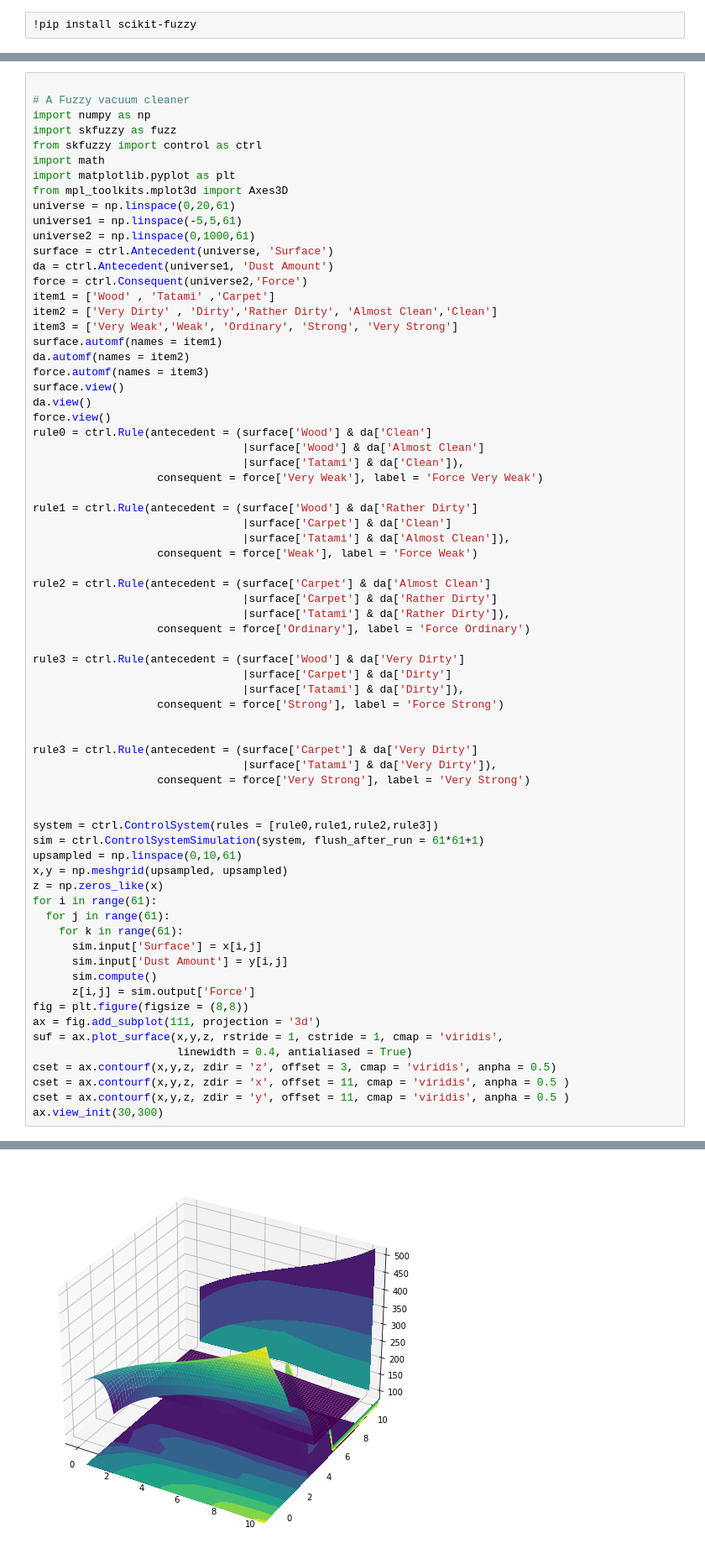
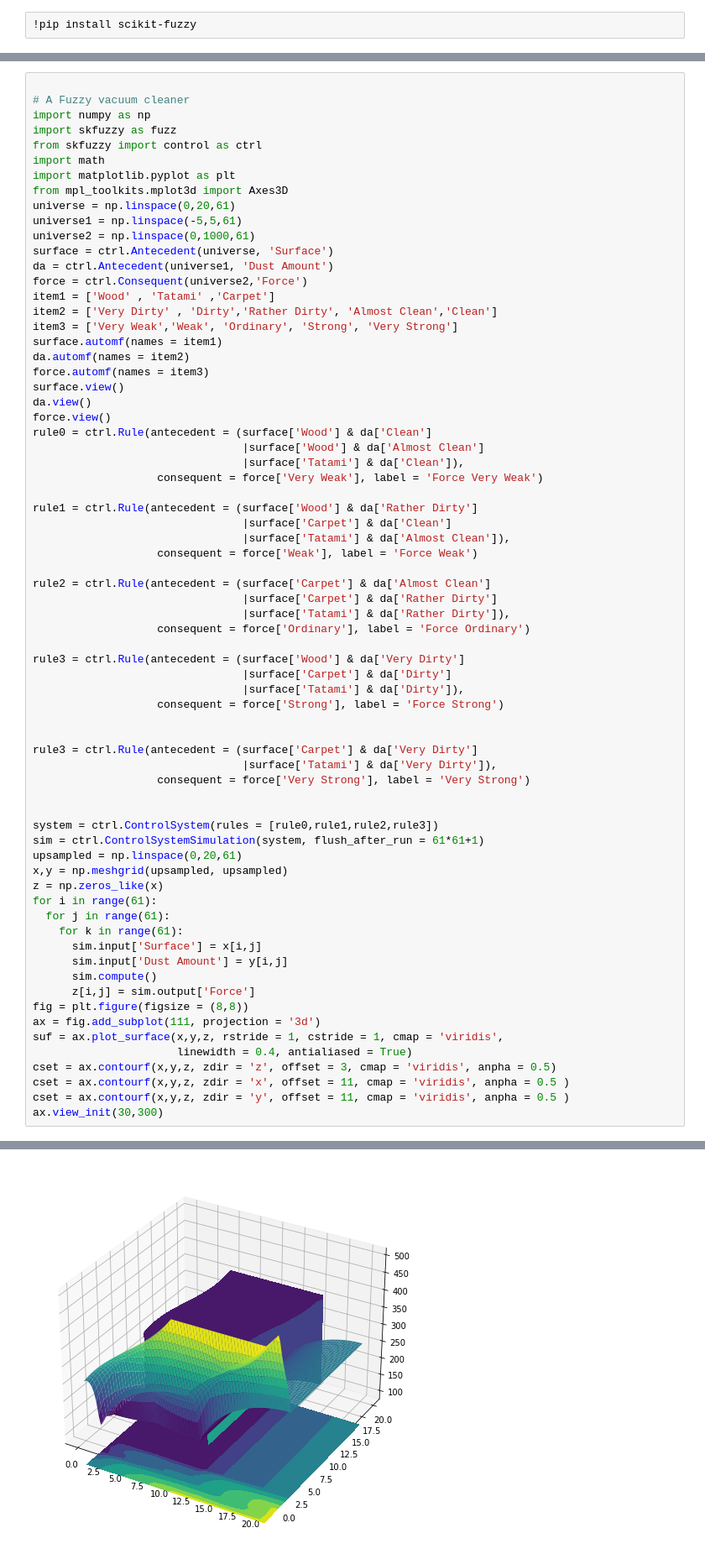
Before and after one commit to utopickaiser/AI-Homework, a Jupyter notebook: AI_Homework_W4_Fuzzy_Controller.ipynb, the cells around one changed output, grey strips where cells are left out. Shown at 84% size. Drawn from its saved outputs; the diff is of its cells as text.

```diff
--- a/AI_Homework_W4_Fuzzy_Controller.ipynb
+++ b/AI_Homework_W4_Fuzzy_Controller.ipynb
@@ -243,35 +243,35 @@ rule3 = ctrl.Rule(antecedent = (surface['Wood'] & da['Very Dirty']
 
 
 rule3 = ctrl.Rule(antecedent = (surface['Carpet'] & da['Very Dirty']
                                 |surface['Tatami'] & da['Very Dirty']),
                    consequent = force['Very Strong'], label = 'Very Strong')
 
 
 system = ctrl.ControlSystem(rules = [rule0,rule1,rule2,rule3])
 sim = ctrl.ControlSystemSimulation(system, flush_after_run = 61*61+1)
-upsampled = np.linspace(0,10,61)
+upsampled = np.linspace(0,20,61)
 x,y = np.meshgrid(upsampled, upsampled)
 z = np.zeros_like(x)
 for i in range(61):
   for j in range(61):
     for k in range(61):
       sim.input['Surface'] = x[i,j]
       sim.input['Dust Amount'] = y[i,j]
       sim.compute()
       z[i,j] = sim.output['Force']
 fig = plt.figure(figsize = (8,8))
 ax = fig.add_subplot(111, projection = '3d')
 suf = ax.plot_surface(x,y,z, rstride = 1, cstride = 1, cmap = 'viridis',
                       linewidth = 0.4, antialiased = True)
 cset = ax.contourf(x,y,z, zdir = 'z', offset = 3, cmap = 'viridis', anpha = 0.5)
 cset = ax.contourf(x,y,z, zdir = 'x', offset = 11, cmap = 'viridis', anpha = 0.5 )
 cset = ax.contourf(x,y,z, zdir = 'y', offset = 11, cmap = 'viridis', anpha = 0.5 )
 ax.view_init(30,300)
 # %% [output]
 [figure]
 [figure]
 [figure]
-[figure, old version]
+[figure, new version]
 # %%
 # Mobile Robot
 import numpy as np
```
